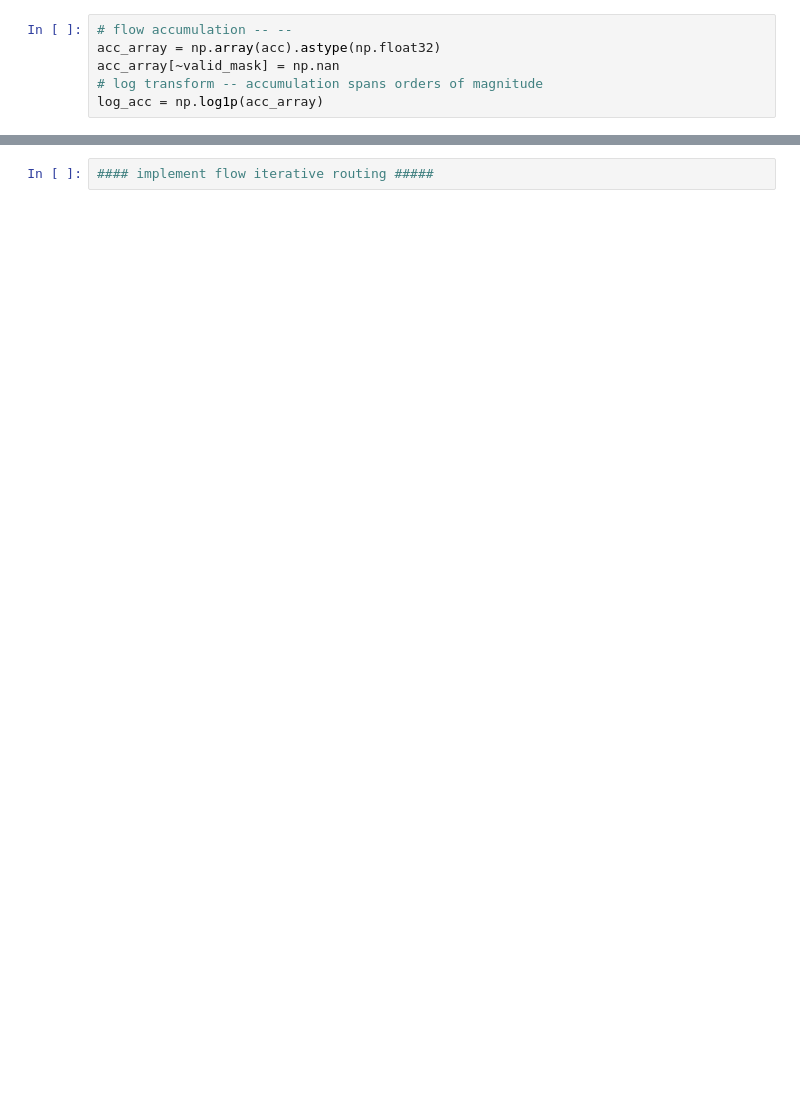
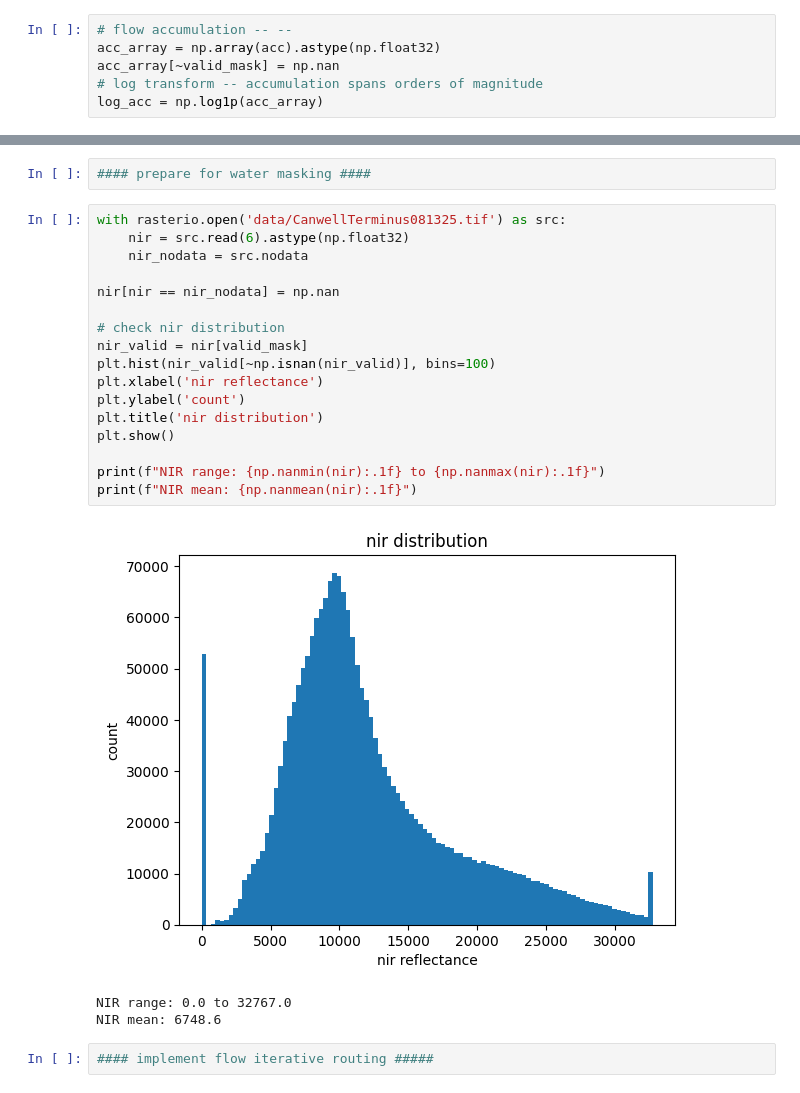
Before and after one commit to waltersn-maine/gdnn, a Jupyter notebook: Graftn/GraFTN_Preconditioning.ipynb, the cells around one changed output, grey strips where cells are left out. Saved outputs shown, nothing was run; the diff lists cells and outputs as text; blank space fills up the shorter version.

```diff
--- a/Graftn/GraFTN_Preconditioning.ipynb
+++ b/Graftn/GraFTN_Preconditioning.ipynb
@@ -399,3 +452,26 @@ plt.show()
+# %%
+#### prepare for water masking ####
+# %%
+with rasterio.open('data/CanwellTerminus081325.tif') as src:
+    nir = src.read(6).astype(np.float32)
+    nir_nodata = src.nodata
+
+nir[nir == nir_nodata] = np.nan
+
+# check nir distribution
+nir_valid = nir[valid_mask]
+plt.hist(nir_valid[~np.isnan(nir_valid)], bins=100)
+plt.xlabel('nir reflectance')
+plt.ylabel('count')
+plt.title('nir distribution')
+plt.show()
+
+print(f"NIR range: {np.nanmin(nir):.1f} to {np.nanmax(nir):.1f}")
+print(f"NIR mean: {np.nanmean(nir):.1f}")
+# %% [output]
+[figure, added]
+NIR range: 0.0 to 32767.0
+NIR mean: 6748.6
 # %%
 #### implement flow iterative routing #####
 # %%
```
Also changed, not shown: parts of 38 cells of this notebook.
